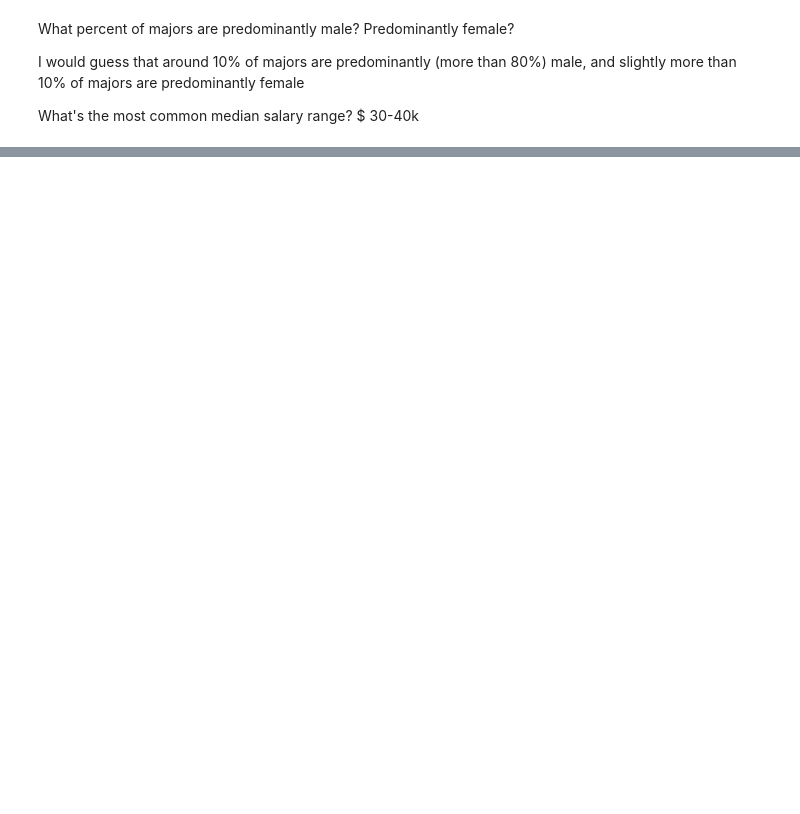
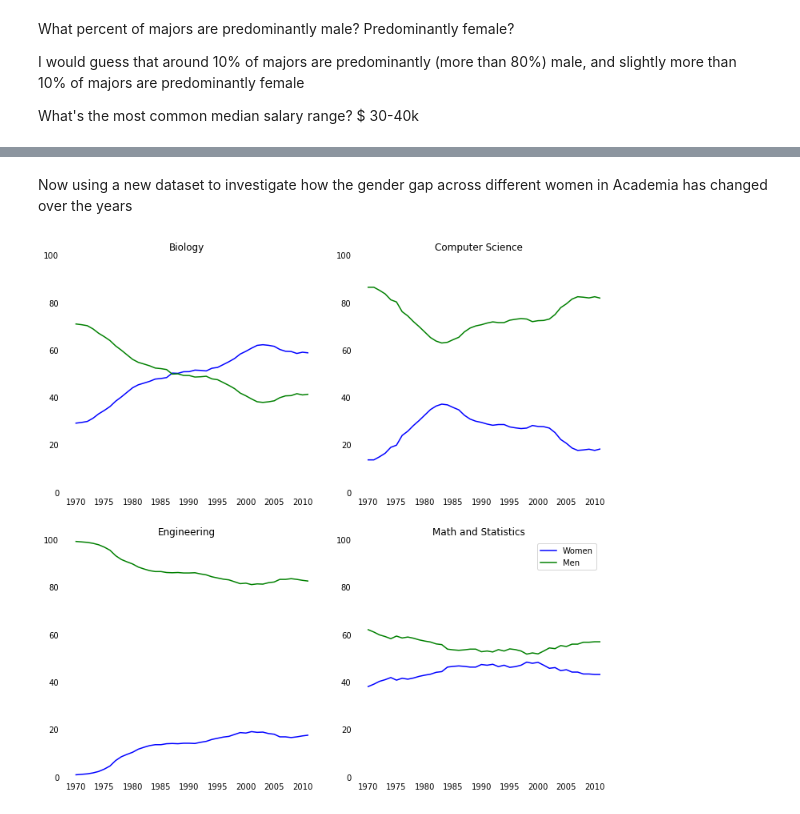
Before and after one commit to nadir2115/Dataquest-Data-Science-projects, a Jupyter notebook: EDA- Visually exploring Employment for College graduates.ipynb, the cells around one changed output, grey strips where cells are left out. Drawn from its saved outputs; the diff is of its cells as text; code cells hidden in the pictures; blank space fills up the shorter version.

Commit message:
Added visualizing gender gap in college major files

```diff
--- a/EDA- Visually exploring Employment for College graduates.ipynb
+++ b/EDA- Visually exploring Employment for College graduates.ipynb
@@ -169,0 +187,26 @@ recent_grads[163:].plot.bar(x='Major', y='Unemployment_rate', legend=False)
+# %% [markdown]
+Now using a new dataset to investigate how the gender gap across different women in Academia has changed over the years
+# %%
+
+women_degrees = pd.read_csv('percent-bachelors-degrees-women-usa.csv')
+
+major_cats = ['Biology', 'Computer Science', 'Engineering', 'Math and Statistics']
+fig = plt.figure(figsize=(12, 12))
+
+for sp in range(0,4):
+    ax = fig.add_subplot(2,2,sp+1)
+    ax.plot(women_degrees['Year'], women_degrees[major_cats[sp]], c='blue', label='Women')
+    ax.plot(women_degrees['Year'], 100-women_degrees[major_cats[sp]], c='green', label='Men')
+    # Add your code here.
+    for key,spine in ax.spines.items():
+        spine.set_visible(False)
+    ax.set_xlim(1968,2011)
+    ax.set_ylim(0,100)
+    ax.set_title(major_cats[sp])
+    ax.tick_params(bottom="off", top="off", left="off", right="off")
+
+# Calling pyplot.legend() here will add the legend to the last subplot that was created.
+plt.legend(loc='upper right')
+plt.show()
+# %% [output]
+[figure, added]
```
Also changed, not shown: parts of 20 cells of this notebook, 4 other files.
